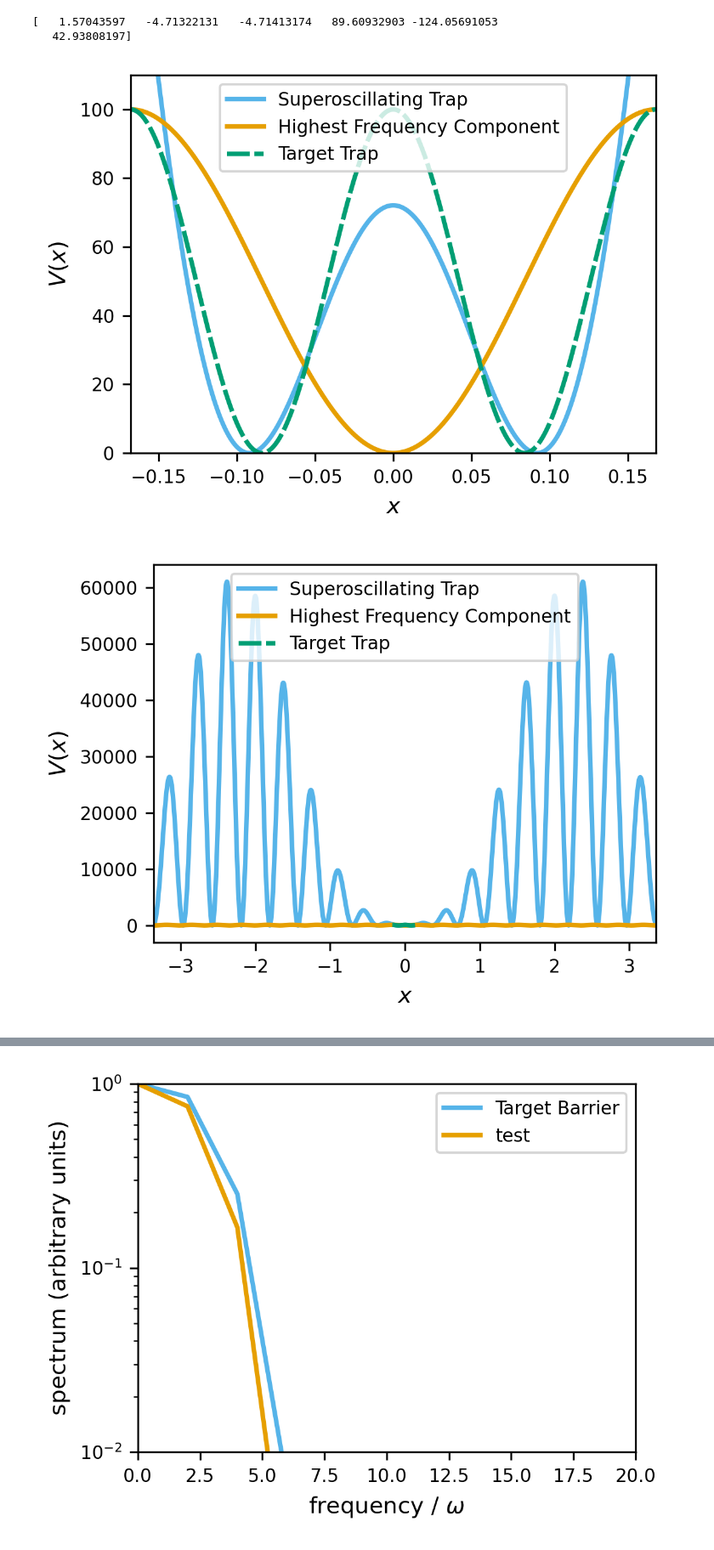
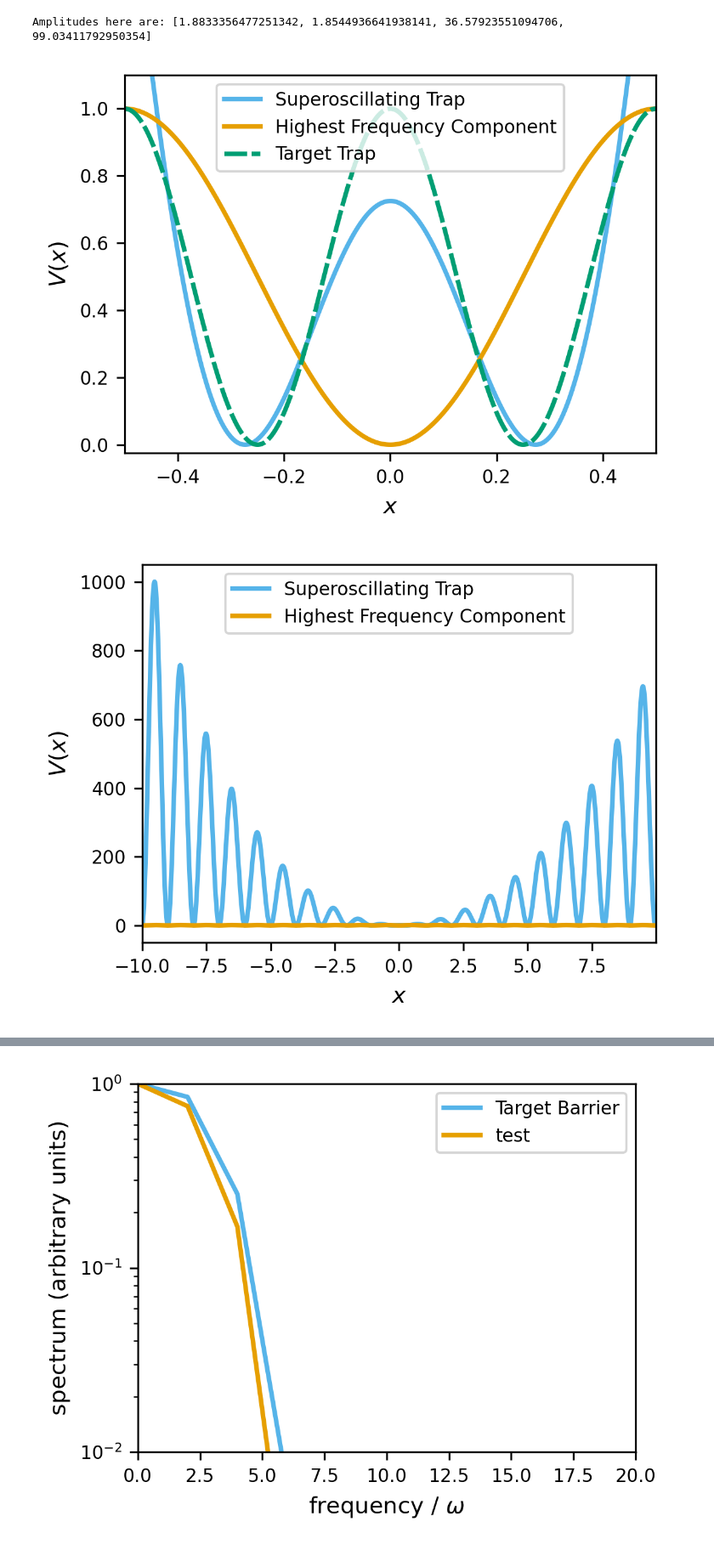
Before and after one commit to dustindberg/GPE, a Jupyter notebook: BEC_TrappingwSpatialSuperoscilations.ipynb, the cells around one changed output, grey strips where cells are left out. Shown at 85% size. Drawn from its saved outputs; the diff is of its cells as text; code cells hidden in the pictures.

```diff
--- a/BEC_TrappingwSpatialSuperoscilations.ipynb
+++ b/BEC_TrappingwSpatialSuperoscilations.ipynb
@@ -42,9 +61,19 @@ os.environ['MKL_NUM_THREADS'] = '{}'.format(threads)
 """
 Call an instance of BEC to get physical params. This way wavelengths may be set precisely for dimensionless units
 """
+sub_λ_factor = 2
+window = 20
+principal_wavelength = 795
+ω_x = 250000 * 2 *np.pi # 250 MHZ into radians/second
+ω_y = 250000 * 2 *np.pi
+ω_z = 250000 * 2 *np.pi
+
 atom_params = dict(
     atom='R87',
     kicked=False,
+    omega_x=ω_x,
+    omega_y=ω_y,
+    omega_z=ω_z,
 )
 gpe = utlt.BEC(**atom_params)
 g = gpe.g
@@ -54,35 +83,35 @@ N = gpe.N
 """
 Define default params and use the default utility for saving
 """
-λ = gpe.dimless_x(0.5 * 1024, -9)
+λ = 1 # gpe.dimless_x(principal_wavelength / sub_λ_factor, -9)
 k = 2 * np.pi / λ
-ampl = 10
+ampl = 1
 x_win = np.pi/k
-x_lim = 20 * np.pi/k
+x_lim = window * np.pi/k
 x_res = 2 ** 14
 dx = 2. * x_lim / x_res
 
 # Number of pulses
-n = 3
+n = 4
 # Determine the error tolerance
 eps = 1e-5
-k_max = 0.5 * k
-λ_min = 2*np.pi/k_max
-λ_spacing = 0.2 * λ_min
-λ_array = [λ_min, λ_min+λ_spacing, λ_min+2*λ_spacing]
+λ_min = λ * sub_λ_factor
+k_max = 2 * np.pi / λ_min
+λ_spacing = 0.01 * λ_min
+λ_array = [λ_min+_*λ_spacing for _ in range(0, n)]
 named_params = {
     'tgt_wavelength': round(λ, 2),
     'tgt_amplitutde':round(ampl, 2),
     'pulses': n,
     'min_wlen': round(λ_min, 2),
-    'wlen_spacing': round(λ_spacing, 2),
+    'wlen_spacing': round(λ_spacing, 3),
     'x_window': round(x_win, 2),
     'x_bounds': round(x_lim, 2),
     'eps': eps,
     'res': x_res,
 }
 params = copy.deepcopy(named_params)
-file_path, file_name= utlt.build_saves_tag(params_list=named_params, unique_identifier='SCF_Fitting', parent_directory='Archive_Data/Superoscilations')
+file_path, file_name= utlt.build_saves_tag(params_list=named_params, unique_identifier='Paper_Possibilities-', parent_directory='Archive_Data/Superoscilations')
 ok = utlt.standardize_plots(plt.rcParams)
 # %% [output]
 Parent directory check passed!
@@ -120,7 +148,7 @@ plt.show()
 # Set
 workers = 64
 # Number of initial guesses per thread
-init_guess_n = workers * 10
+init_guess_n = workers * 20
 
 
 seed = np.random.default_rng(2024)
@@ -129,10 +157,10 @@ initial_guess = np.hstack([
     # Phase
     seed.uniform(-2*np.pi, 2*np.pi, (init_guess_n, n)),
     # Amplitudes
-    seed.uniform(1, 20, (init_guess_n, n))
+    seed.uniform(1, 100, (init_guess_n, n))
 ])
 
-freqs = 2*np.pi * (np.array(λ_array)) ** (-1)
+freqs = 2 * np.pi * (np.array(λ_array) ** (-1))
 
 print('Number of Pulses: {}'.format(n))
 #initial_guess = np.array([20, 0, 0, 1])
@@ -144,7 +172,7 @@ print(f'Wavelengths are: {λ_array}')
 
 # Define the constraints
 phase_lims = (-2 * np.pi, 2 * np.pi)           # Time delay constrained to be positive
-ampl_lims = (None, None)      # No constraints for amplitude
+ampl_lims = (0, 1e6)      # Some constraints for amplitude
 
 
 # Create the array of bounds for the best fit minimization
@@ -275,7 +303,7 @@ if __name__ == '__main__':
 result.sort(key=lambda _: _[0])
 opt_vals = result[0][1]
 best_fit = phi_func(opt_vals, x)
-print(opt_vals)
+print(f'Amplitudes here are: {[opt_vals[_] for _ in np.arange(1, len(opt_vals-1), 2)]}')
 
 plt.plot(x, np.abs(best_fit) ** 2, label='Superoscillating Trap')
 plt.plot(x, np.abs(Phi(x, k_max, amplitude=ampl)) ** 2, label='Highest Frequency Component')
@@ -290,28 +318,27 @@ plt.savefig(f'{file_path}/{file_name}_Results.pdf')
 #plt.savefig('./Plots/Presentation/Results.pdf')
 plt.show()
 # %% [output]
-[   1.57043597   -4.71322131   -4.71413174   89.60932903 -124.05691053
-   42.93808197]
+Amplitudes here are: [1.8833356477251342, 1.8544936641938141, 36.57923551094706, 99.03411792950354]
-[figure, old version]
+[figure, new version]
 # %%
 ############################################################
 #
-# Get the best result for minimization of objective function
+# Show the complete potential
 #
 ############################################################
 
 best_fit_zoom = phi_func(opt_vals, zoom_out_x)
 
 plt.plot(zoom_out_x, best_fit_zoom ** 2, label='Superoscillating Trap')
 plt.plot(zoom_out_x, Phi(zoom_out_x, k/2, amplitude=ampl) ** 2, label='Highest Frequency Component')
-plt.plot(x, target_barrier ** 2, linestyle=(0, (5, 1)), label='Target Trap')
+#plt.plot(x, target_barrier ** 2, linestyle=(0, (5, 1)), label='Target Trap')
 plt.xlabel('$x$')
 plt.ylabel('$V(x)$')
 plt.xlim(zoom_out_x[0], zoom_out_x[-1])
 plt.legend(loc='upper center')
 plt.tight_layout()
 plt.savefig(f'{file_path}/{file_name}_ResultsZoomed.pdf')
 #plt.savefig('./Plots/Presentation/ResultsZoomed.pdf')
 plt.show()
 # %% [output]
-[figure, old version]
+[figure, new version]
```
Also changed, not shown: parts of 26 cells of this notebook.
